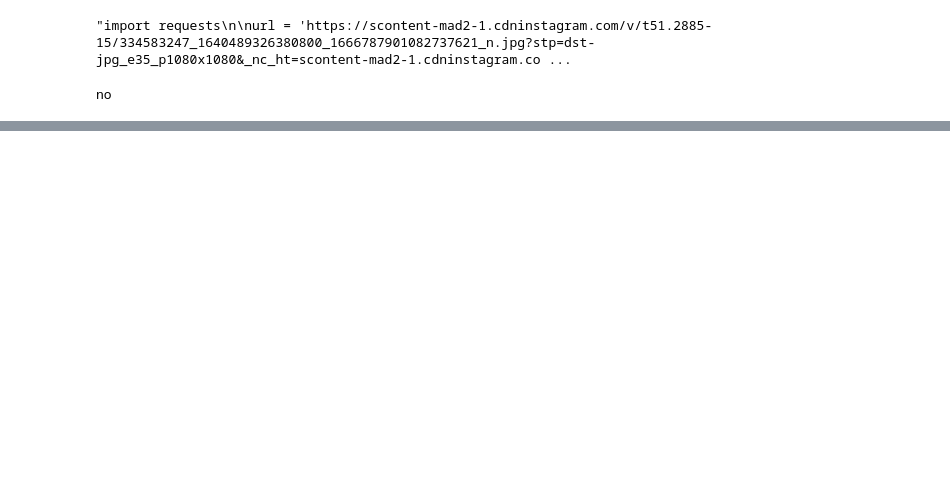
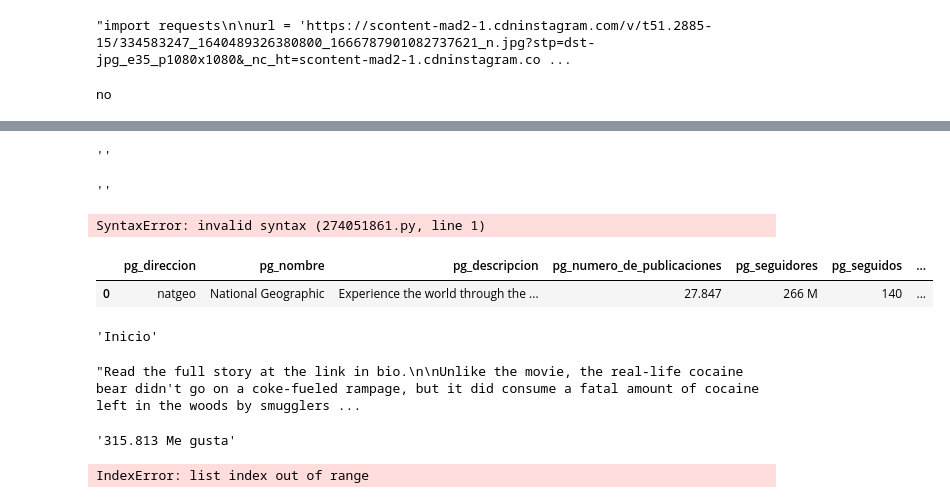
Before and after one commit to segomismo/proyecto-final-ironhack, a Jupyter notebook: src/codigojup.ipynb, the cells around one changed output, grey strips where cells are left out. Cells and saved outputs as stored; diff of their text form; code cells hidden in the pictures; blank space fills up the shorter version.

```diff
--- a/src/codigojup.ipynb
+++ b/src/codigojup.ipynb
@@ -217,7 +214,8 @@ while contador < 100:
         boton[0].click()
         pass
 # %%
-boton1 = driver.find_elements(By.XPATH, '/html/body/div[2]/div/div/div[2]/div/div/div[1]/div/div[3]/div/div/div/div/div[2]/div/article/div/div[1]/div/div[1]/div[2]/div/button')
-
-boton1[0].click()
-siguientefoto()
+#Vamos a intentar sacar la informacion que hay en la etiqueta "_aagv"
+etiqueta = driver.find_elements(By.XPATH, "/html/body/div[2]/div/div/div[2]/div/div/div[1]/div/div[3]/div/div/div/div/div[2]/div/article/div/div[1]/div/div/div/div[1]/img")
+etiqueta[0].text
+# %% [output]
+''
@@ -227,0 +222,36 @@ boton1[1].click()
+# %%
+etiqueta = driver.find_elements(By.CLASS_NAME, '_aagv')
+etiqueta[3].text
+# %% [output]
+''
+# %%
+etiqueta[].text
+# %% [output]
+SyntaxError: invalid syntax (274051861.py, line 1)
+# %%
+df
+# %% [output]
+|  | pg_direccion | pg_nombre | pg_descripcion | pg_numero_de_publicaciones | pg_seguidores | pg_seguidos | ... |
+| 0 | natgeo | National Geographic | Experience the world through the ... | 27.847 | 266 M | 140 | ... |
+# %%
+likes = driver.find_elements(By.CLASS_NAME, '_aacl')
+likes[0].text
+# %% [output]
+'Inicio'
+# %%
+#ahora vamos a coger el numero de likes y la hora de la publicacion
+datos6 = driver.find_elements(By.CLASS_NAME, '_aacl')
+likespub = datos6[47].text
+likespub
+# %% [output]
+"Read the full story at the link in bio.\n\nUnlike the movie, the real-life cocaine bear didn't go on a coke-fueled rampage, but it did consume a fatal amount of cocaine left in the woods by smugglers ...
+# %%
+descrippub = datos6[46].text
+descrippub
+# %% [output]
+'315.813 Me gusta'
+# %%
+prueba = driver.find_elements(By.CLASS_NAME, '_aacl_aaco-_aacw-_aacx-_aada-_aade')
+prueba[0].text
+# %% [output]
+IndexError: list index out of range
```
Also changed, not shown: parts of 18 cells of this notebook.
